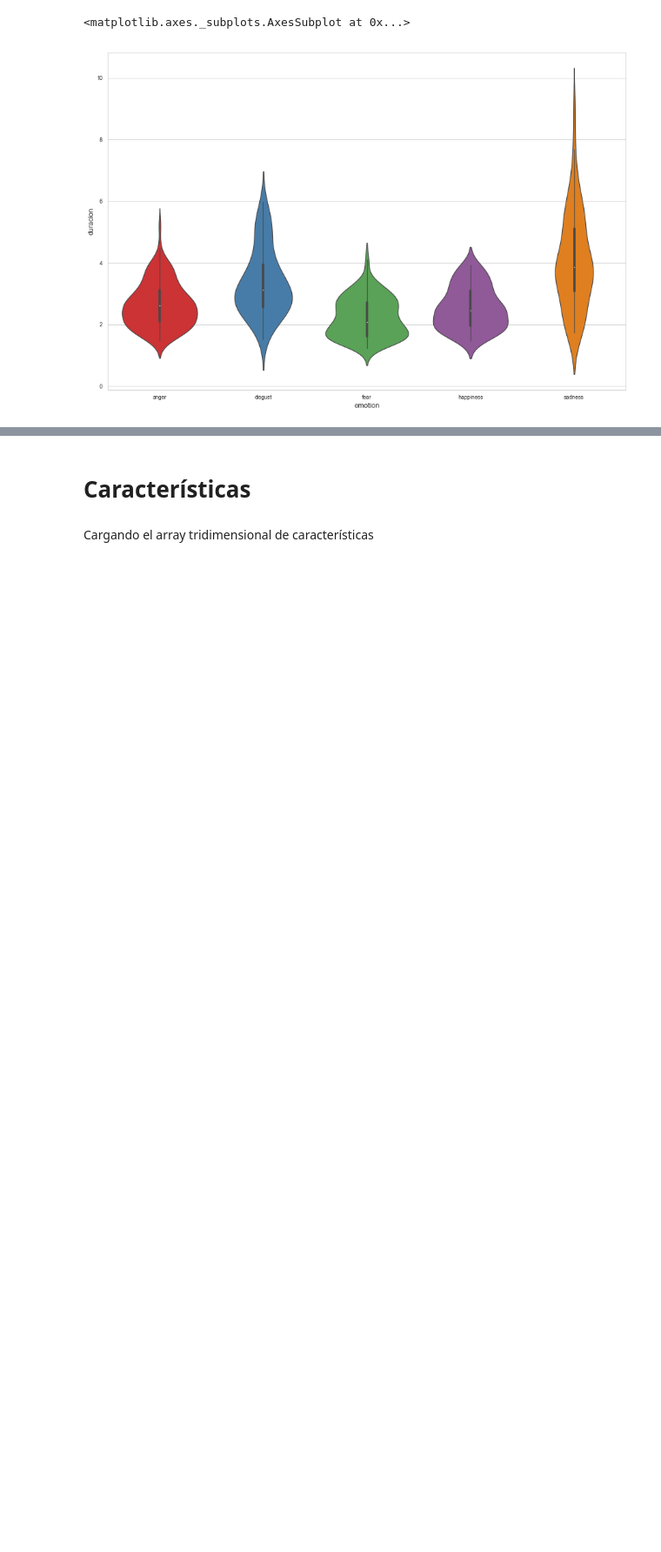
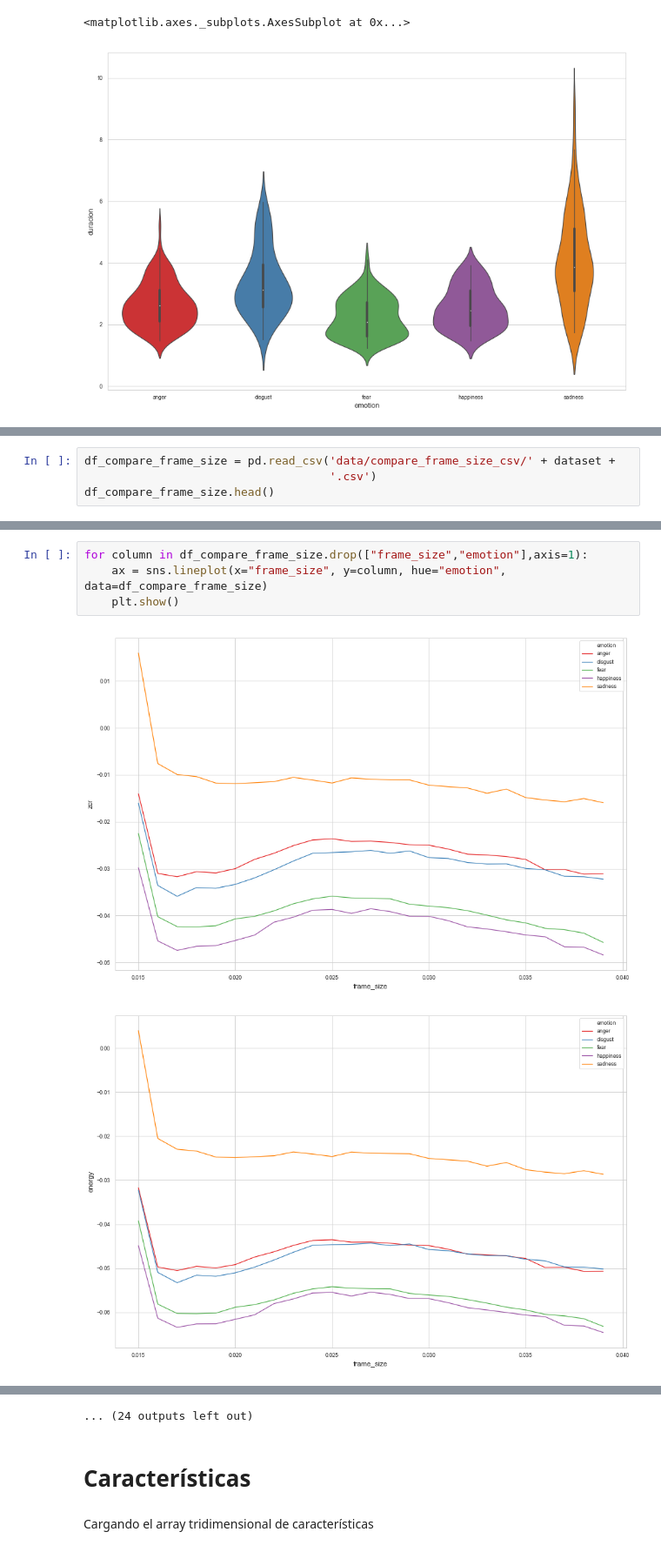
Before and after one commit to micaelgg/tfm-project, a Jupyter notebook: explorando-berlin.ipynb, the cells around one changed output, grey strips where cells are left out. Shown at 87% size. Saved outputs shown, nothing was run; the diff lists cells and outputs as text; blank space fills up the shorter version.

```diff
--- a/explorando-berlin.ipynb
+++ b/explorando-berlin.ipynb
@@ -113,0 +105,4 @@ sns.violinplot(x=df_aux["emotion"], y=df_aux["duracion"])
+# %%
+df_compare_frame_size = pd.read_csv('data/compare_frame_size_csv/' + dataset +
+                                    '.csv')
+df_compare_frame_size.head()
@@ -113,0 +117,7 @@ sns.violinplot(x=df_aux["emotion"], y=df_aux["duracion"])
+# %%
+for column in df_compare_frame_size.drop(["frame_size","emotion"],axis=1):
+    ax = sns.lineplot(x="frame_size", y=column, hue="emotion", data=df_compare_frame_size)
+    plt.show()
+# %% [output]
+[figure, added]
+[figure, added]
@@ -114,3 +134,4 @@ sns.violinplot(x=df_aux["emotion"], y=df_aux["duracion"])
+... (24 outputs left out)
 # %% [markdown]
 # Características
 # %% [markdown]
```
Also changed, not shown: parts of 20 cells of this notebook, 4 other files.
